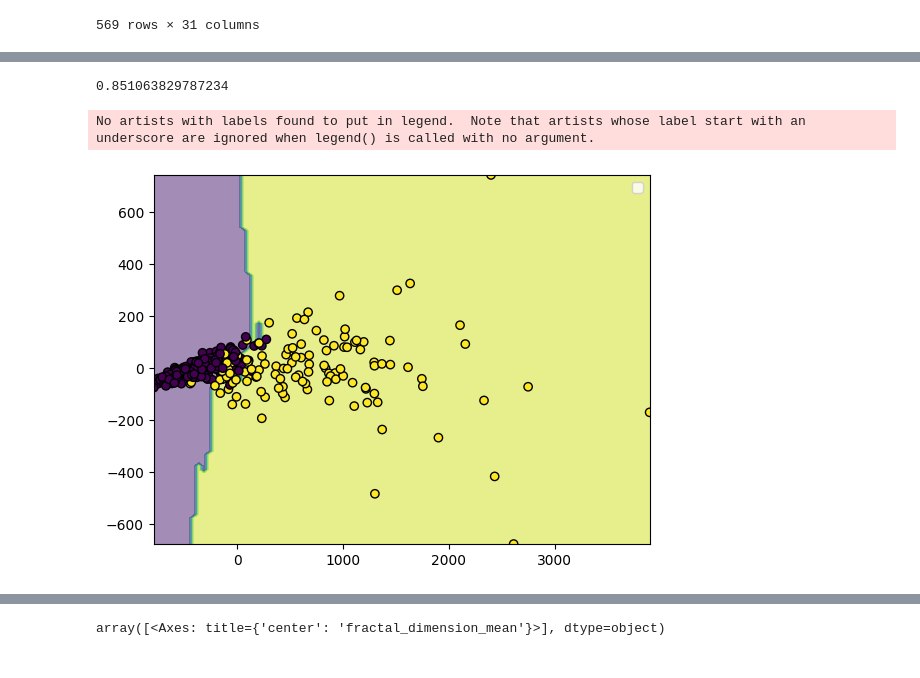
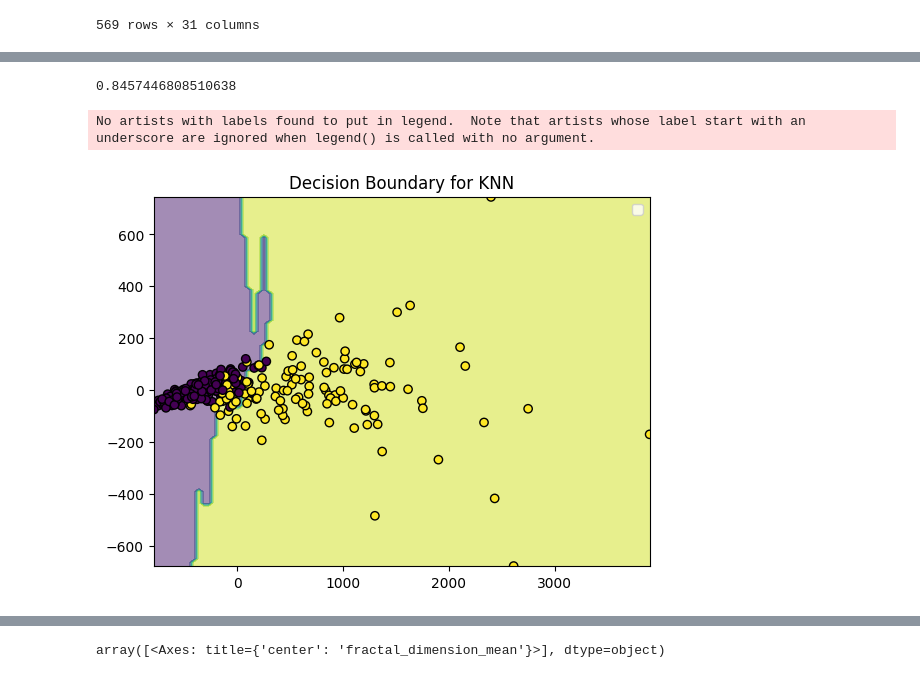
Before and after one commit to PratLyZol/potterProject, a Jupyter notebook: analysis.ipynb, the cells around one changed output, grey strips where cells are left out. Drawn from its saved outputs; the diff is of its cells as text; code cells hidden in the pictures.

```diff
--- a/analysis.ipynb
+++ b/analysis.ipynb
@@ -67,31 +76,3 @@ Text(0.5, 1.0, 'Euclidean Distance Accuracy')
-# %%
-from mlxtend.plotting import plot_decision_regions
-from sklearn.decomposition import PCA
-from sklearn.metrics import accuracy_score
-from sklearn.inspection import DecisionBoundaryDisplay
-pca = PCA(n_components=2)
-X = pca.fit_transform(X_train)
-y = y_train.replace('M', 2)
-y = y.replace('B', 1)
-y = y.to_numpy()
-KNN = KNeighborsClassifier(n_neighbors=5, p = 2)
-KNN = KNN.fit(X, y)
-x_test = pca.fit_transform(X_test)
-y_true2 = y_test.replace('M', 2)
-y_true2 = y_true2.replace('B', 1)
-predicted = KNN.predict(x_test)
-print(accuracy_score(y_true2, predicted))
-disp = DecisionBoundaryDisplay.from_estimator(
-    KNN, X, response_method="predict", alpha=0.5
-)
-disp.ax_.scatter(X[:, 0], X[:, 1], c = y, edgecolors="k")
-disp.ax_.legend()
-plt.show()
-# abcd
-# %% [output]
-0.851063829787234
-No artists with labels found to put in legend.  Note that artists whose label start with an underscore are ignored when legend() is called with no argument.
-[figure, removed]
 # %%
 # weights = default 0.9414893617021277 5
 # weights = distance 0.9414893617021277 3
@@ -101,3 +82,33 @@ No artists with labels found to put in legend.  Note that artists whose label st
 # manhattan distance is so tuff 0.9468085106382979 5
 # cosine distance HELL NAH 0.9308510638297872 3
 #
+# %%
+from mlxtend.plotting import plot_decision_regions
+from sklearn.decomposition import PCA
+from sklearn.metrics import accuracy_score
+from sklearn.inspection import DecisionBoundaryDisplay
+# Using a PCA to visualize how algorithm makes decisions
+pca = PCA(n_components=2)
+X = pca.fit_transform(X_train)
+y = y_train.replace('M', 2)
+y = y.replace('B', 1)
+y = y.to_numpy()
+KNN = KNeighborsClassifier(n_neighbors=6, p = 2)
+KNN = KNN.fit(X, y)
+x_test = pca.fit_transform(X_test)
+y_true2 = y_test.replace('M', 2)
+y_true2 = y_true2.replace('B', 1)
+predicted = KNN.predict(x_test)
+print(accuracy_score(y_true2, predicted))
+disp = DecisionBoundaryDisplay.from_estimator(
+    KNN, X, response_method="predict", alpha=0.5
+)
+disp.ax_.scatter(X[:, 0], X[:, 1], c = y, edgecolors="k")
+disp.ax_.legend()
+plt.title("Decision Boundary for KNN")
+plt.show()
+# abcd
+# %% [output]
+0.8457446808510638
+No artists with labels found to put in legend.  Note that artists whose label start with an underscore are ignored when legend() is called with no argument.
+[figure, added]
```
Also changed, not shown: parts of 7 cells of this notebook.
